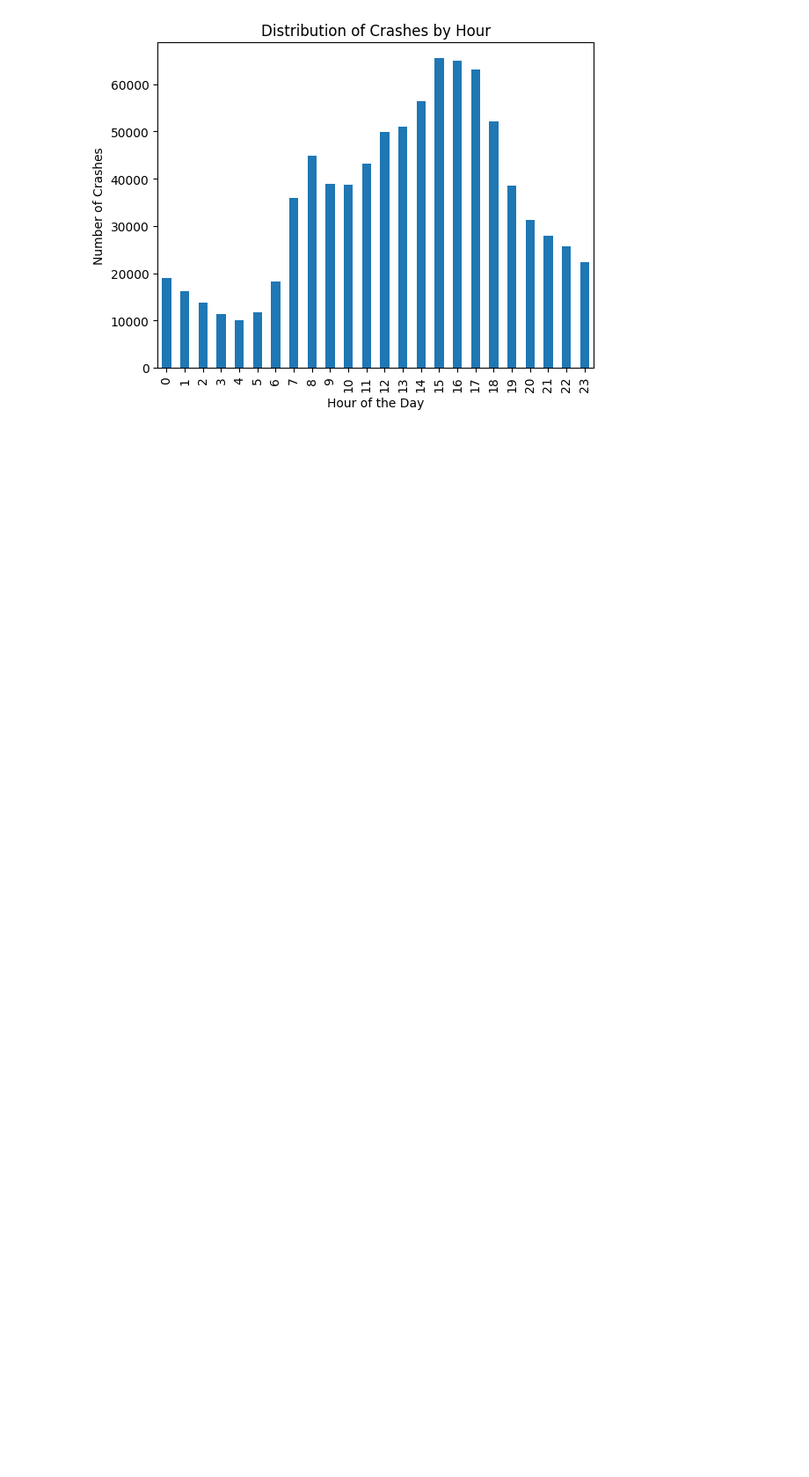
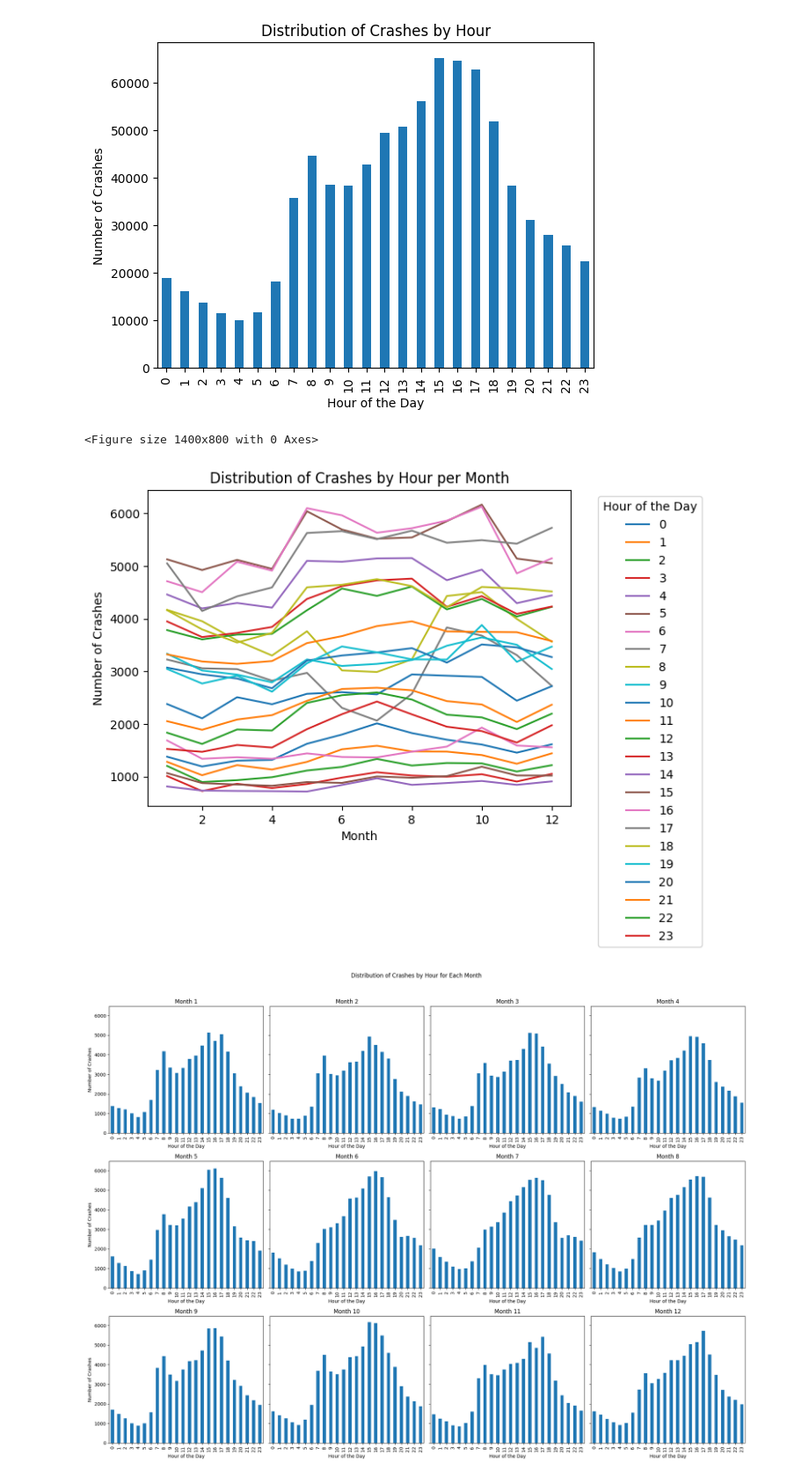
Before and after one commit to lavo2/DataMining-Project, a Jupyter notebook: 1-distribution.ipynb, the cells around one changed output. Shown at 88% size. Saved outputs shown, nothing was run; the diff lists cells and outputs as text; code cells hidden in the pictures; blank space fills up the shorter version.

```diff
--- a/1-distribution.ipynb
+++ b/1-distribution.ipynb
@@ -76,3 +120,30 @@ plt.ylabel('Number of Crashes')
 plt.show()
 # %% [output]
 [figure]
+# %%
+# distribution of crashes by hours per month
+plt.figure(figsize=(14, 8))
+crashes.groupby('CRASH_MONTH')['CRASH_HOUR'].value_counts().unstack().plot(kind='line', stacked=False)
+plt.title('Distribution of Crashes by Hour per Month')
+plt.xlabel('Month')
+plt.ylabel('Number of Crashes')
+plt.legend(title='Hour of the Day', bbox_to_anchor=(1.05, 1), loc='upper left')
+plt.show()
+
+# Plot the distribution of crashes by hour for each month
+fig, axes = plt.subplots(3, 4, figsize=(20, 15), sharey=True)
+fig.suptitle('Distribution of Crashes by Hour for Each Month')
+
+for month, ax in zip(range(1, 13), axes.flatten()):
+    subset = crashes[crashes['CRASH_MONTH'] == month]
+    subset['CRASH_HOUR'].value_counts().sort_index().plot(kind='bar', ax=ax)
+    ax.set_title(f'Month {month}')
+    ax.set_xlabel('Hour of the Day')
+    ax.set_ylabel('Number of Crashes')
+
+plt.tight_layout(rect=[0, 0, 1, 0.96])
+plt.show()
+# %% [output]
+<Figure size 1400x800 with 0 Axes>
+[figure, added]
+[figure, added]
```
Also changed, not shown: parts of 38 cells of this notebook, 3 other files.
